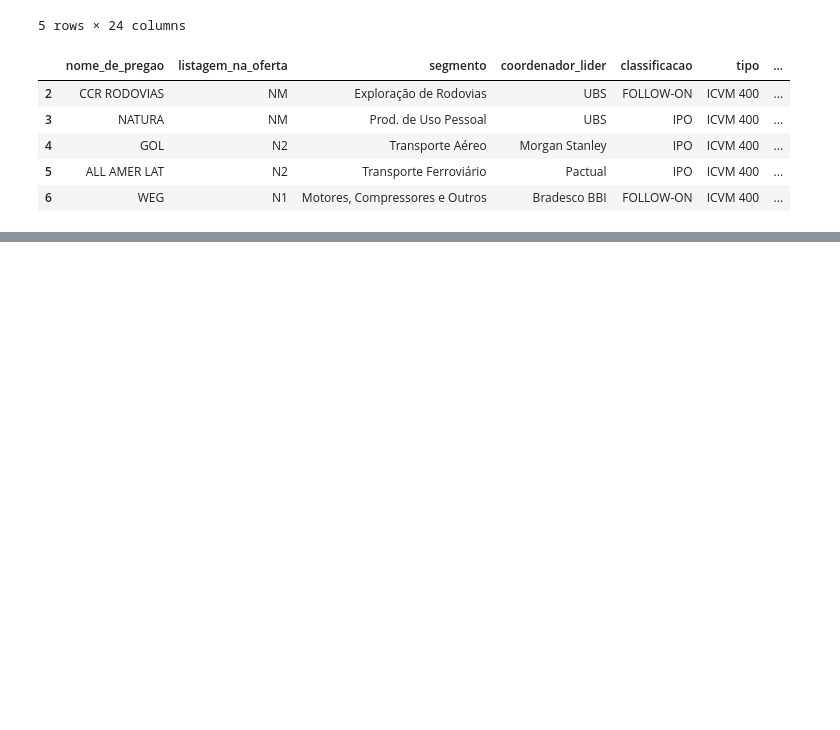
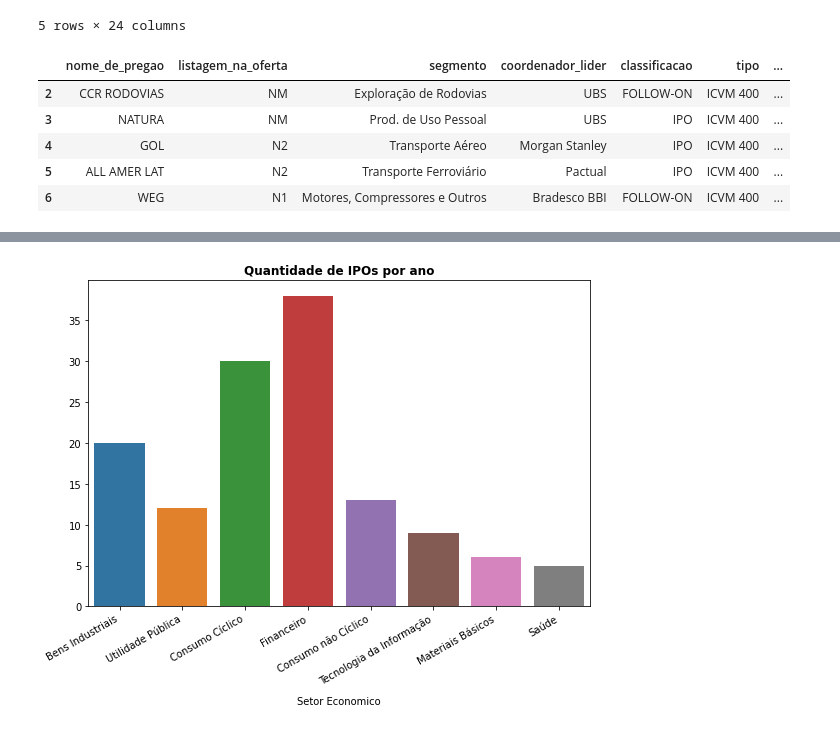
Before and after one commit to paulooctavio/ipos-analysis, a Jupyter notebook: Analise de IPOs Brasileiras.ipynb, the cells around one changed output, grey strips where cells are left out. Saved outputs shown, nothing was run; the diff lists cells and outputs as text; code cells hidden in the pictures; blank space fills up the shorter version.

Commit message:
economic sectors

```diff
--- a/Analise de IPOs Brasileiras.ipynb
+++ b/Analise de IPOs Brasileiras.ipynb
@@ -85,0 +88,14 @@ df[df.segmento == 'Exploração de Rodovias']
+# %%
+# Removing unecessary rows and columns
+sectors.drop(sectors.head(5).index, inplace=True)
+sectors.drop(sectors.head(2).index, inplace=True)
+sectors.drop(sectors.tail(18).index, inplace=True)
+# %%
+# Filter just Economic Sectors names
+sectors = sectors[(sectors.segmento.isnull() == False) & (sectors.codigo.isnull() == True)]
+# Droping unecessary columns
+sectors.drop(sectors.columns[-2:], axis=1, inplace=True)
+# Fill missing data
+sectors[['setor_economico','subsetor']] = sectors[['setor_economico','subsetor']].fillna(method='ffill')
+# %%
+ipos = pd.merge(ipos, sectors, how='left', on='segmento')
@@ -85,0 +114,13 @@ df[df.segmento == 'Exploração de Rodovias']
+# %%
+# Once the duplicates were found a researched the companies one-by-one and
+# droped the rows cointaing the wrong informatio about the Economic Sectors.
+ipos = ipos.drop([22,24,63,125,137,157,165,182,184,189,193])
+# %%
+plt.figure(figsize=(9, 6))
+ax = sns.countplot(x='setor_economico' , data=ipos)
+ax = plt.title('Quantidade de IPOs por ano', fontsize = 12, fontweight = 'bold')
+ax = plt.xlabel('Setor Economico', labelpad = 10, fontsize = 10)
+ax = plt.ylabel('')
+ax = plt.xticks(rotation = 30, ha='right')
+# %% [output]
+[figure, added]
```
Also changed, not shown: parts of 16 cells of this notebook.
